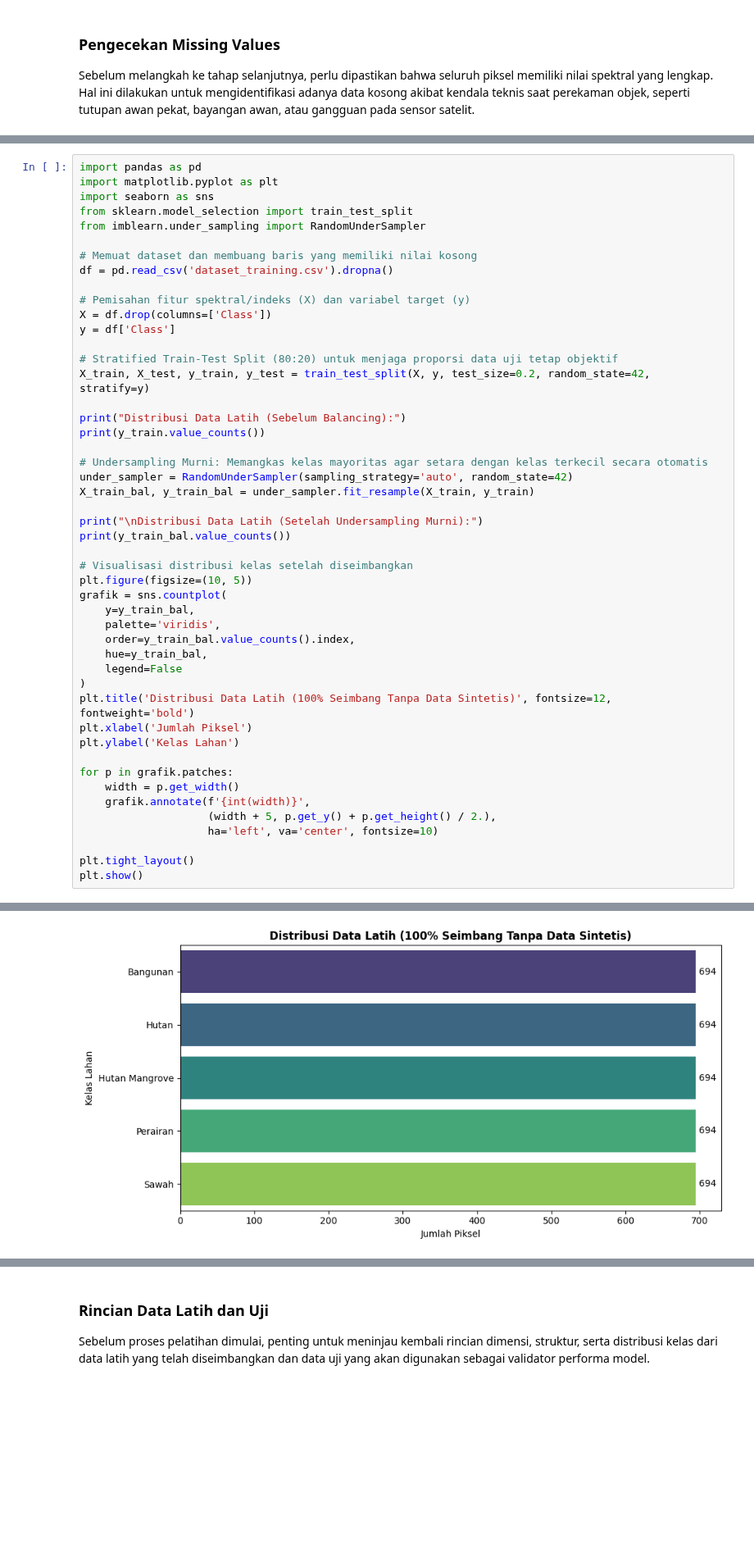
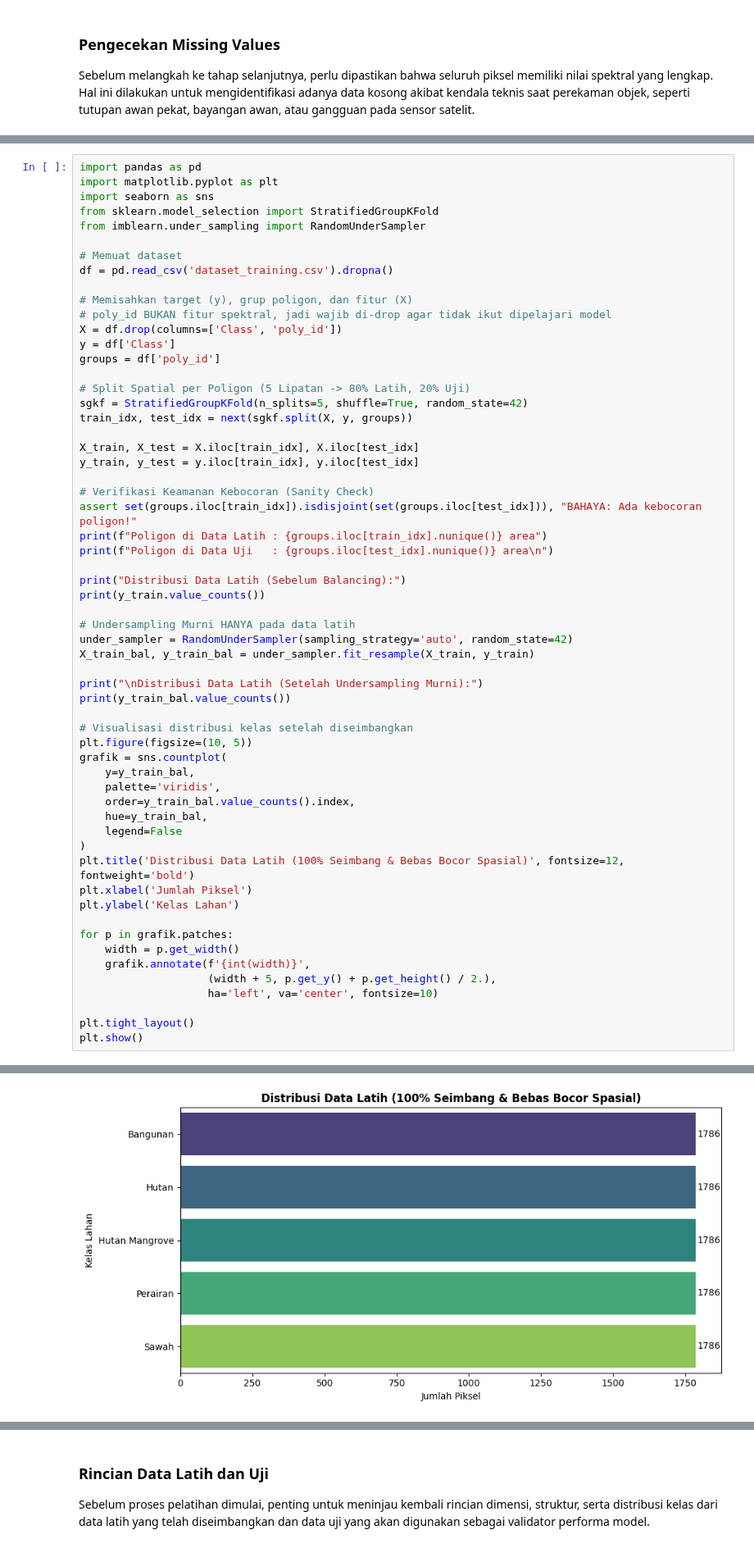
Before and after one commit to SUSUPAN223/catatan_kuliah, a Jupyter notebook: _sources/Proyek_Sains_Data/UTS_Klasifikasi.ipynb, the cells around one changed output, grey strips where cells are left out. Shown at 82% size. Cells and saved outputs as stored; diff of their text form; blank space fills up the shorter version.

```diff
--- a/_sources/Proyek_Sains_Data/UTS_Klasifikasi.ipynb
+++ b/_sources/Proyek_Sains_Data/UTS_Klasifikasi.ipynb
@@ -273,23 +318,34 @@ Tahap ini bertujuan untuk menyiapkan dataset agar optimal sebelum masuk ke prose
 import pandas as pd
 import matplotlib.pyplot as plt
 import seaborn as sns
-from sklearn.model_selection import train_test_split
+from sklearn.model_selection import StratifiedGroupKFold
 from imblearn.under_sampling import RandomUnderSampler
 
-# Memuat dataset dan membuang baris yang memiliki nilai kosong
+# Memuat dataset
 df = pd.read_csv('dataset_training.csv').dropna()
 
-# Pemisahan fitur spektral/indeks (X) dan variabel target (y)
-X = df.drop(columns=['Class'])
+# Memisahkan target (y), grup poligon, dan fitur (X)
+# poly_id BUKAN fitur spektral, jadi wajib di-drop agar tidak ikut dipelajari model
+X = df.drop(columns=['Class', 'poly_id'])
 y = df['Class']
+groups = df['poly_id']
 
-# Stratified Train-Test Split (80:20) untuk menjaga proporsi data uji tetap objektif
-X_train, X_test, y_train, y_test = train_test_split(X, y, test_size=0.2, random_state=42, stratify=y)
+# Split Spatial per Poligon (5 Lipatan -> 80% Latih, 20% Uji)
+sgkf = StratifiedGroupKFold(n_splits=5, shuffle=True, random_state=42)
+train_idx, test_idx = next(sgkf.split(X, y, groups))
+
+X_train, X_test = X.iloc[train_idx], X.iloc[test_idx]
+y_train, y_test = y.iloc[train_idx], y.iloc[test_idx]
+
+# Verifikasi Keamanan Kebocoran (Sanity Check)
+assert set(groups.iloc[train_idx]).isdisjoint(set(groups.iloc[test_idx])), "BAHAYA: Ada kebocoran poligon!"
+print(f"Poligon di Data Latih : {groups.iloc[train_idx].nunique()} area")
+print(f"Poligon di Data Uji   : {groups.iloc[test_idx].nunique()} area\n")
 
 print("Distribusi Data Latih (Sebelum Balancing):")
 print(y_train.value_counts())
 
-# Undersampling Murni: Memangkas kelas mayoritas agar setara dengan kelas terkecil secara otomatis
+# Undersampling Murni HANYA pada data latih
 under_sampler = RandomUnderSampler(sampling_strategy='auto', random_state=42)
 X_train_bal, y_train_bal = under_sampler.fit_resample(X_train, y_train)
 
@@ -305,7 +361,7 @@ grafik = sns.countplot(
     hue=y_train_bal,
     legend=False
 )
-plt.title('Distribusi Data Latih (100% Seimbang Tanpa Data Sintetis)', fontsize=12, fontweight='bold')
+plt.title('Distribusi Data Latih (100% Seimbang & Bebas Bocor Spasial)', fontsize=12, fontweight='bold')
 plt.xlabel('Jumlah Piksel')
 plt.ylabel('Kelas Lahan')
 
@@ -337,5 +396,5 @@ Sawah             694
 Name: count, dtype: int64
-[figure, old version]
+[figure, new version]
 # %% [markdown]
 ## Modeling
 
```
Also changed, not shown: parts of 17 cells of this notebook, 8 other files.
